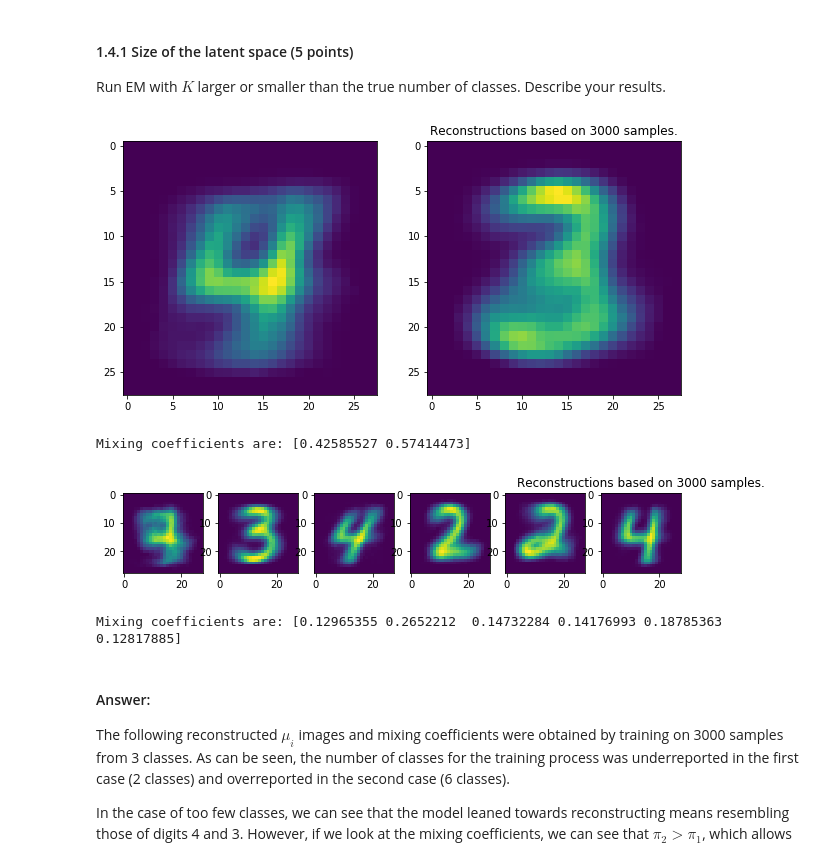
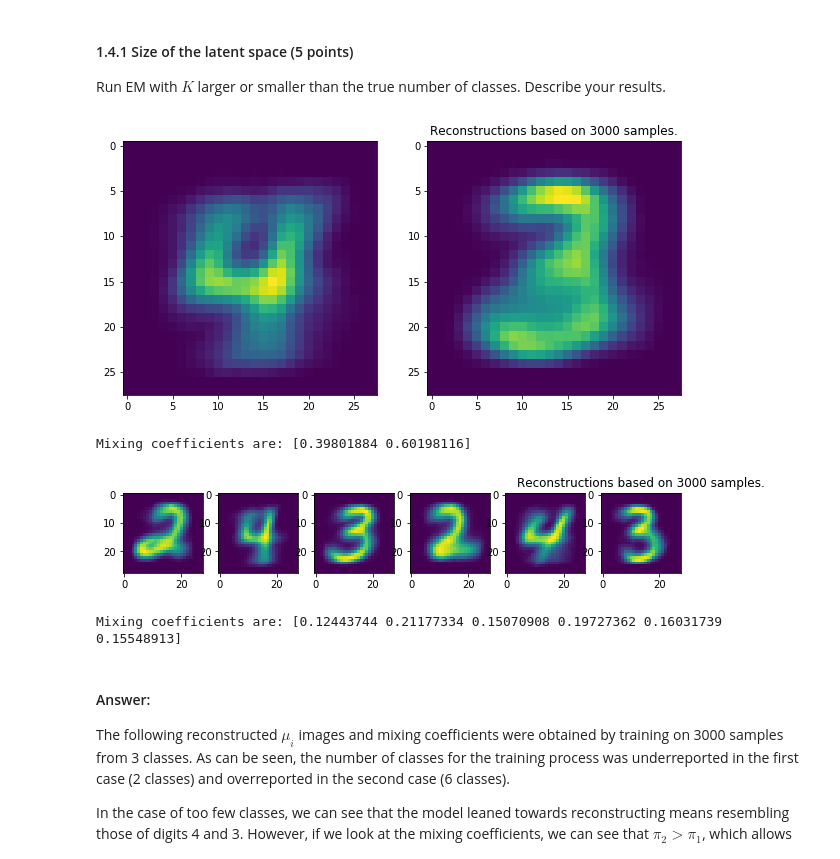
Before and after one commit to azamatomu/ml2-labs, a Jupyter notebook: lab3.ipynb, the cells around one changed output. Drawn from its saved outputs; the diff is of its cells as text; code cells hidden in the pictures.

```diff
--- a/lab3.ipynb
+++ b/lab3.ipynb
@@ -265,23 +270,23 @@ Run EM with $K$ larger or smaller than the true number of classes. Describe your
 # %%
 to_print_ind = select_few(train_labels, sample_large)
 bin_test_train = bin_train_data[np.asarray(to_print_ind).flatten()]
 
 # Run EM on smaller number of true classes
-#mu_less, pi_less = EM(bin_test_train, 2, 1000, printed=False)
+mu_less, pi_less = EM(bin_test_train, 2, 1000, printed=False)
 plt.figure(figsize=(10,5))
 reconstruct_image(mu_less, len(bin_test_train))
 print(f'Mixing coefficients are: {pi_less}')
 
 # Run EM on larger number of true classes
-#mu_more, pi_more = EM(bin_test_train, 6, 1000, printed=False)
+mu_more, pi_more = EM(bin_test_train, 6, 1000, printed=False)
 plt.figure(figsize=(10,5))
 reconstruct_image(mu_more, len(bin_test_train))
 print(f'Mixing coefficients are: {pi_more}')
 # %% [output]
-[figure, old version]
+[figure, new version]
-Mixing coefficients are: [0.42585527 0.57414473]
+Mixing coefficients are: [0.39801884 0.60198116]
-[figure, old version]
+[figure, new version]
-Mixing coefficients are: [0.12965355 0.2652212  0.14732284 0.14176993 0.18785363 0.12817885]
+Mixing coefficients are: [0.12443744 0.21177334 0.15070908 0.19727362 0.16031739 0.15548913]
 # %% [markdown]
 #### Answer:
 The following reconstructed $\mu_i$ images and mixing coefficients were obtained by training on 3000 samples from 3 classes. As can be seen, the number of classes for the training process was underreported in the first case (2 classes) and overreported in the second case (6 classes).
```
Also changed, not shown: parts of 17 cells of this notebook.
